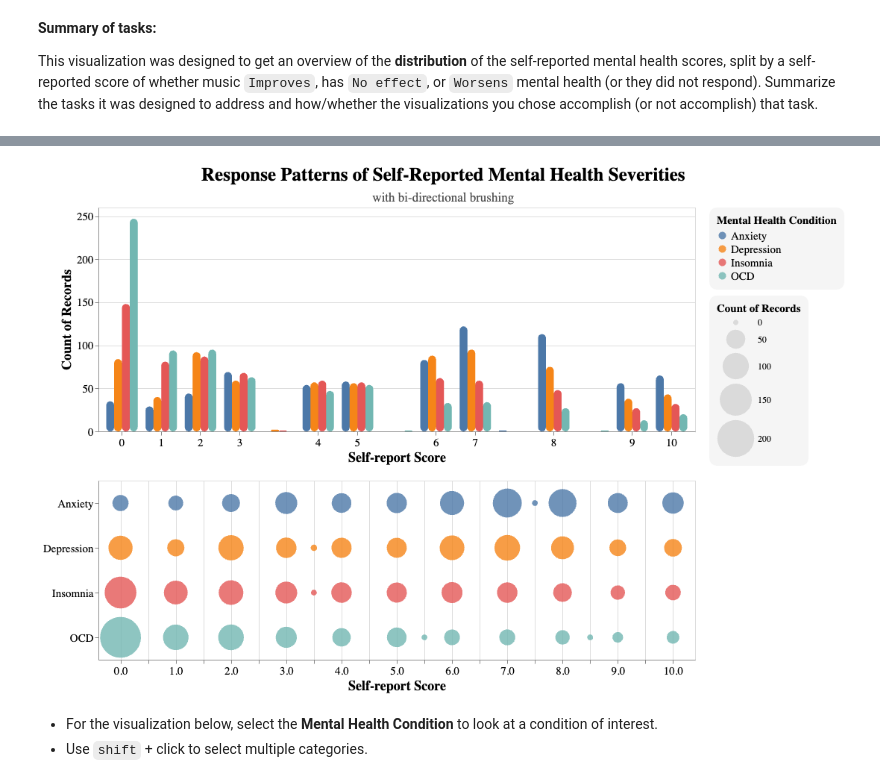
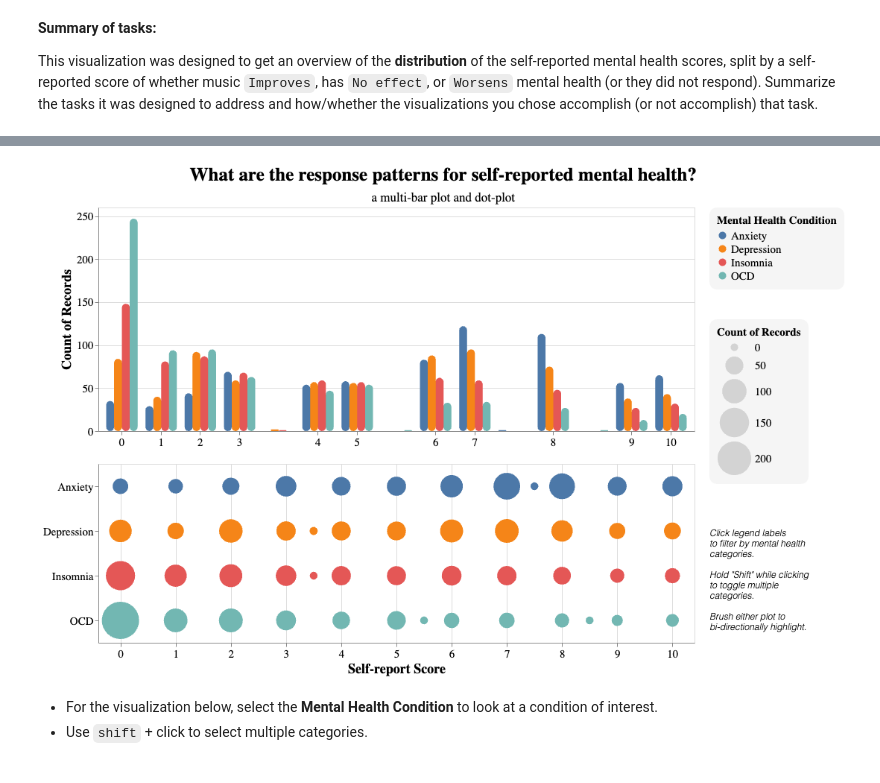
Before and after one commit to ubc-dsci320-2024w2/project-team_fabfour, a Jupyter notebook: ungraded/charts_Jessica.ipynb, the cells around one changed output, grey strips where cells are left out. Cells and saved outputs as stored; diff of their text form; code cells hidden in the pictures.

```diff
--- a/ungraded/charts_Jessica.ipynb
+++ b/ungraded/charts_Jessica.ipynb
@@ -50,11 +50,11 @@ mxmh_scores = mxmh.melt(id_vars=["Timestamp", "Age", "Music effects"],
                      var_name="Mental Health Condition",
                      value_name="Self-report Score")
 
-domain_list_ordered = ['Improve', 'No effect', 'Worsen', 'No response']
+music_effects_ordered = ['Improve', 'No effect', 'Worsen', 'No response']
 
 mxmh_scores["Music effects"] = pd.Categorical(mxmh_scores["Music effects"],
-                                              categories=domain_list_ordered,
+                                              categories=music_effects_ordered,
                                               ordered=True)
 
-mxmh_scores
+mxmh_scores.info()
 # %% [output]
@@ -106,7 +116,7 @@ title_configuration = {
     "font": font_choice,
     "subtitlePadding": 10,
     "subtitleFont": font_choice,
-    "subtitleColor": "#525252",
+    "subtitleColor": "grey10",
     "subtitleFontSize": 17
 }
 
@@ -205,49 +263,84 @@ This visualization was designed to get an overview of the **distribution** of th
 # %%
-### Interactions ###
+### === Interactions === ###
 brush = alt.selection_interval()
 selection = alt.selection_point(fields=['Mental Health Condition'], bind='legend')
 
 
-### Create a multi-bar plot ###
-multibar_b = alt.Chart(mxmh_scores).add_params(
-    brush
+### === Multi-bar Plot === ###
+multibar = alt.Chart(mxmh_scores).add_params(
+    brush, selection
 ).mark_bar(cornerRadius=7).encode(
-    x=alt.X('Self-report Score:O').axis(labelAngle=0, tickMinStep=0.5, values=list(range(0, 11, 1))),
+    x=alt.X('Self-report Score:O', title=None).axis(labelAngle=0, tickMinStep=0.5, values=list(range(0, 11, 1))),
     xOffset="Mental Health Condition:N",
     y='count():Q',
-    color=alt.when(brush).then(alt.Color("Mental Health Condition:N")).otherwise(alt.value("lightgray")),
+    opacity = alt.condition(selection, alt.value(1), alt.value(0)),
+    color=alt.when(brush).then(alt.Color("Mental Health Condition:N",
+                                         legend=alt.Legend(orient='none',
+                                                           legendX=820,
+                                                           legendY=0))
+                              ).otherwise(alt.value("lightgray")),
     tooltip=["Mental Health Condition", 'Self-report Score:O', "count()"]
 ).properties(width=800, height=300)
 
-### Create a box-plot ###
-dotplot_b = alt.Chart(mxmh_scores).add_params(
-    brush
+### === DOT-PLOT === ###
+dotplot = alt.Chart(mxmh_scores).add_params(
+    brush, selection
 ).mark_circle(opacity=0.8).encode(
-    x=alt.X('Self-report Score', title="Self-report Score", scale=alt.Scale(domain=[-0.4, 10.4])).axis(labelExpr="datum.value % 1 ? null : datum.label"),
-    y=alt.Y('Mental Health Condition:N', title=""),
+    x=alt.X('Self-report Score', title="Self-report Score", scale=alt.Scale(domain=[-0.4, 10.4])).axis(tickMinStep=0.5, values=list(range(0, 11, 1))),
+    y=alt.Y('Mental Health Condition:N', title=None),
     color=alt.when(brush).then("Mental Health Condition:N").otherwise(alt.value("lightgray")),
-    size = alt.Size("count():Q", scale=alt.Scale(rangeMin=50, rangeMax=3000), legend=alt.Legend(labelFontSize=12)),
+    opacity = alt.condition(selection, alt.value(1), alt.value(0)),
+    size = alt.Size("count():Q", scale=alt.Scale(rangeMin=100, rangeMax=2500),
+                    legend=alt.Legend(orient='none',
+                                      legendX=820,
+                                      legendY=150)
+                   ),
     tooltip=["Mental Health Condition", "Self-report Score", "count()"]
 ).properties(width=800, height=240)
 
-chart2 = alt.vconcat(multibar_b, dotplot_b
+### === NOTE === ###
+note = alt.Chart({'values': [{}]}).mark_text(
+    text=[
+        'Click legend labels ', 'to filter by mental health', 'categories.', '',
+        'Hold "Shift" while clicking', 'to toggle multiple', ' categories.', '',
+        'Brush either plot to ', 'bi-directionally highlight.',
+    ],
+    align='left',
+    baseline='bottom',
+    fontSize=12,
+    y=100,
+    x=820,
+    fontWeight='lighter',
+    fontStyle= 'italic',
+)
+
+### === DOT-PLOT & NOTE === ###
+dotplot_note = alt.layer(dotplot, note)
+
+### === FINAL CHART #2 ===###
+chart2 = alt.vconcat(multibar, dotplot_note
 ).properties(
-    title=alt.Title("Response Patterns of Self-Reported Mental Health Severities",
-                    subtitle="with bi-directional brushing"
-                   )
-).resolve_axis(x='shared').configure_legend(
+    title={
+        "text": ["What are the response patterns for self-reported mental health?"],
+        "subtitle": ["a multi-bar plot and dot-plot"]
+    }
+).resolve_scale(
+    x='shared'
+).configure_legend(
     **legend_configuration
 ).configure_title(
     **title_configuration
 ).configure_axis(
     **axis_configuration
+).configure_header(
+    **header_configuration
 )
 
 chart2.show()
 
 # save(chart2, "outputs/chart2.json")
 # %% [output]
-[figure, old version]
+[figure, new version]
 # %% [markdown]
 - For the visualization below, select the **Mental Health Condition** to look at a condition of interest.
 - Use `shift` + click to select multiple categories.
```
Also changed, not shown: parts of 9 cells of this notebook.
